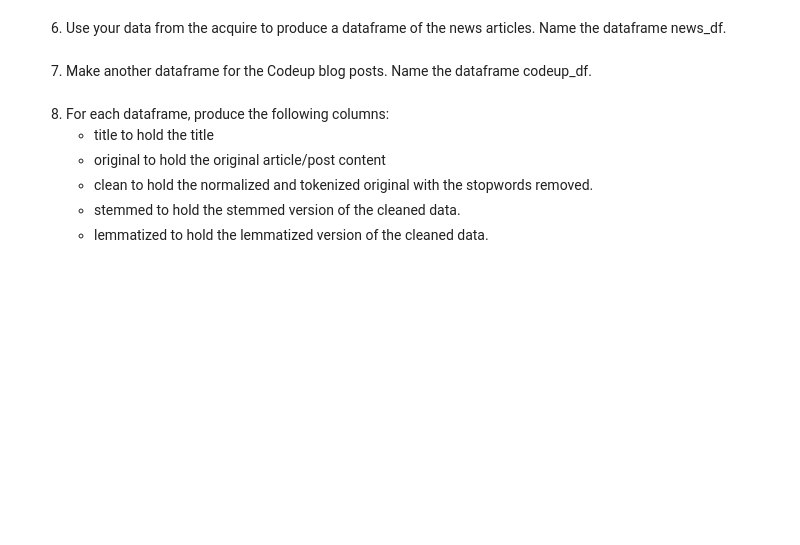
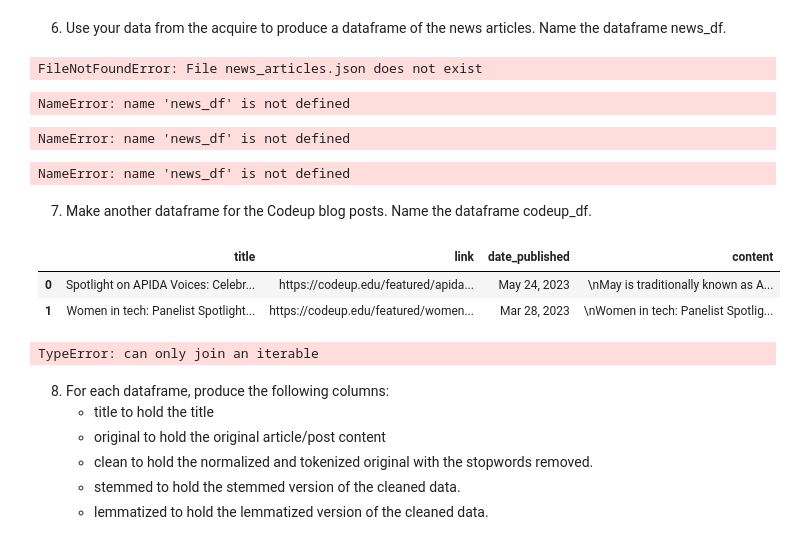
Before and after one commit to Miatta-Sinayoko/natural-language-processing-exercises, a Jupyter notebook: prepare.ipynb, the cells around one changed output. Drawn from its saved outputs; the diff is of its cells as text; code cells hidden in the pictures; blank space fills up the shorter version.

```diff
--- a/prepare.ipynb
+++ b/prepare.ipynb
@@ -129,8 +133,46 @@ def remove_stopwords(text, extra_words=None, exclude_words=None):
     return filtered_text
 # %% [markdown]
 6. Use your data from the acquire to produce a dataframe of the news articles. Name the dataframe news_df.
+# %%
+# creatings news df
+news=pd.read_json('news_articles.json')
+pd.set_option("display.max_colwidth", None)
+news_df=pd.DataFrame(news)
+# %% [output]
+FileNotFoundError: File news_articles.json does not exist
+# %%
+news_df.head()
+# %% [output]
+NameError: name 'news_df' is not defined
+# %%
+news_df['clean'] = news_df['content'].apply(lambda x: remove_stopwords(stem(basic_clean(' '.join(tokenize(x))))))
+news_df['stemmed']=news_df['clean'].apply(stem)
+news_df['lemmatized']=news_df['clean'].apply(lemmatize)
+# %% [output]
+NameError: name 'news_df' is not defined
+# %%
+news_df.head()
+# %% [output]
+NameError: name 'news_df' is not defined
 # %% [markdown]
 7. Make another dataframe for the Codeup blog posts. Name the dataframe codeup_df.
+# %%
+#creating codeup df
+codeup=pd.read_json('blog_posts.json')
+pd.set_option("display.max_colwidth", None)
+codeup_df=pd.DataFrame(codeup)
+# %%
+codeup_df.head(2)
+# %% [output]
+|  | title | link | date_published | content |
+| 0 | Spotlight on APIDA Voices: Celebr... | https://codeup.edu/featured/apida... | May 24, 2023 | \nMay is traditionally known as A... |
+| 1 | Women in tech: Panelist Spotlight... | https://codeup.edu/featured/women... | Mar 28, 2023 | \nWomen in tech: Panelist Spotlig... |
+# %%
+codeup_df['clean'] = codeup_df['content'].apply(lambda x: remove_stopwords(stem(basic_clean(' '.join(tokenize(x))))))
+codeup_df['stemmed']=codeup_df['clean'].apply(stem)
+codeup_df['lemmatized']=codeup_df['clean'].apply(lemmatize)
+# %% [output]
+TypeError: can only join an iterable
 # %% [markdown]
 8. For each dataframe, produce the following columns:
     * title to hold the title
```
Also changed, not shown: parts of 5 cells of this notebook.
